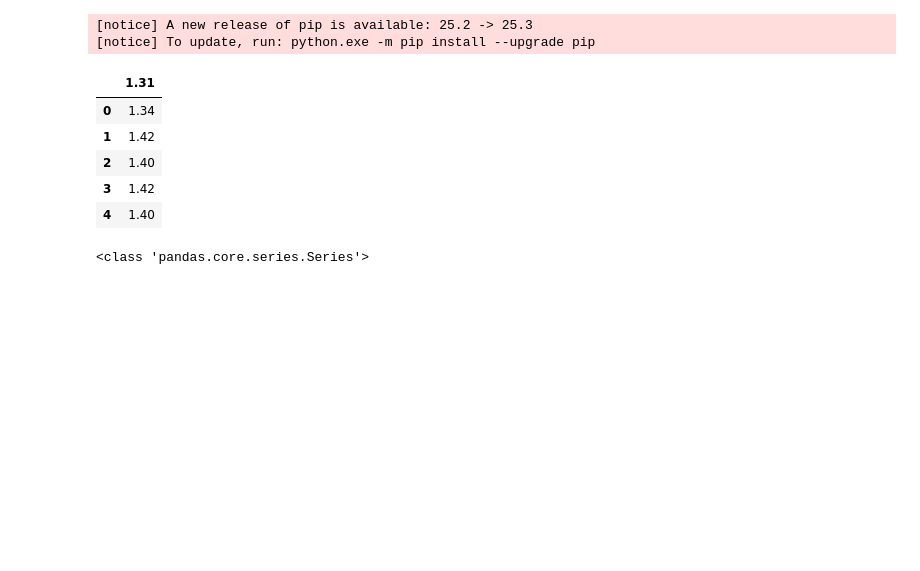
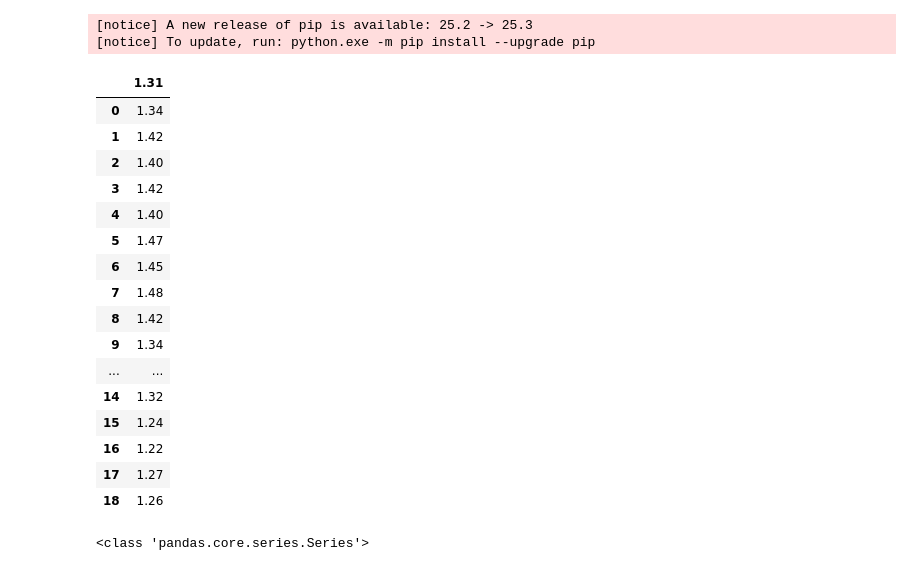
Before and after one commit to Andyjr-code/CURSONUMPY, a Jupyter notebook: aula2.ipynb, the cells around one changed output. Cells and saved outputs as stored; diff of their text form; code cells hidden in the pictures; blank space fills up the shorter version.

```diff
--- a/aula2.ipynb
+++ b/aula2.ipynb
@@ -41,14 +41,25 @@ except FileNotFoundError:
 except Exception as e:
     print(f"Ocorreu um erro na leitura: {e}")
 # %%
-df.head()
+df.head(20)
 # %% [output]
 |  | 1.31 |
 | 0 | 1.34 |
 | 1 | 1.42 |
 | 2 | 1.40 |
 | 3 | 1.42 |
 | 4 | 1.40 |
+| 5 | 1.47 |
+| 6 | 1.45 |
+| 7 | 1.48 |
+| 8 | 1.42 |
+| 9 | 1.34 |
+| ... | ... |
+| 14 | 1.32 |
+| 15 | 1.24 |
+| 16 | 1.22 |
+| 17 | 1.27 |
+| 18 | 1.26 |
 # %%
 primeira_coluna = df.iloc[:, 0]
 # %%
```
Also changed, not shown: parts of 3 cells of this notebook.
